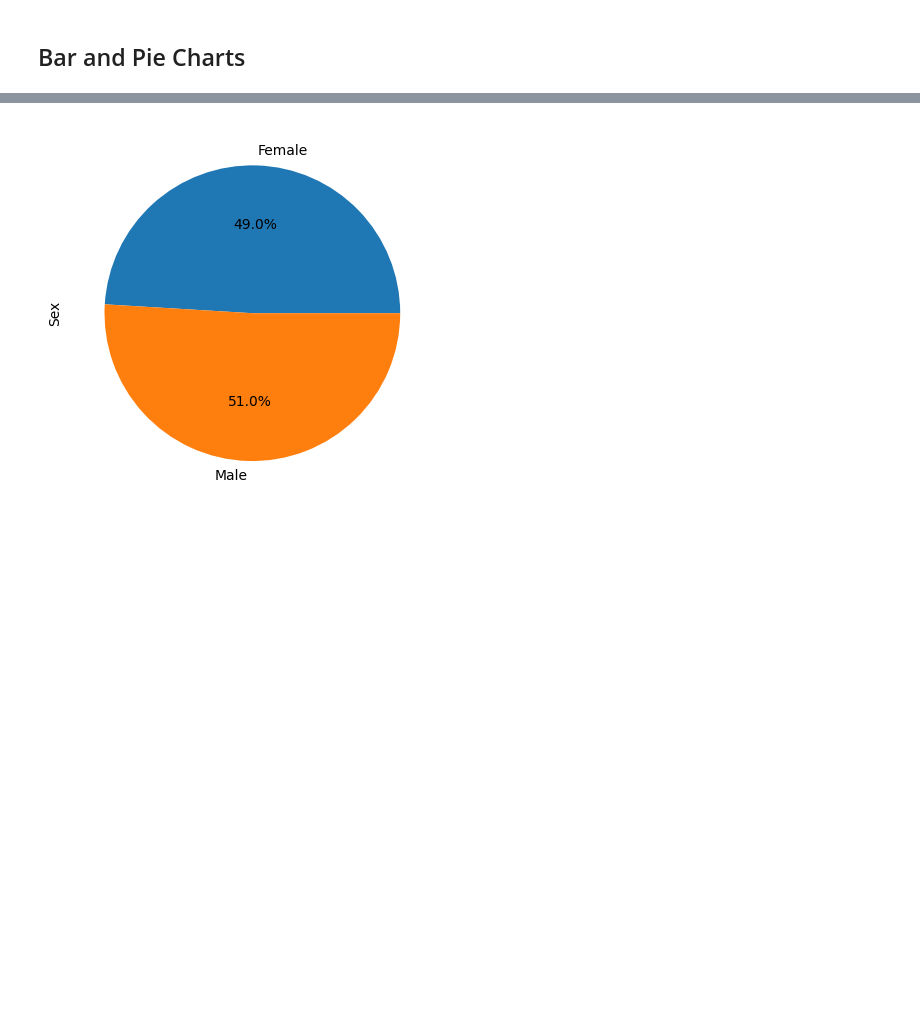
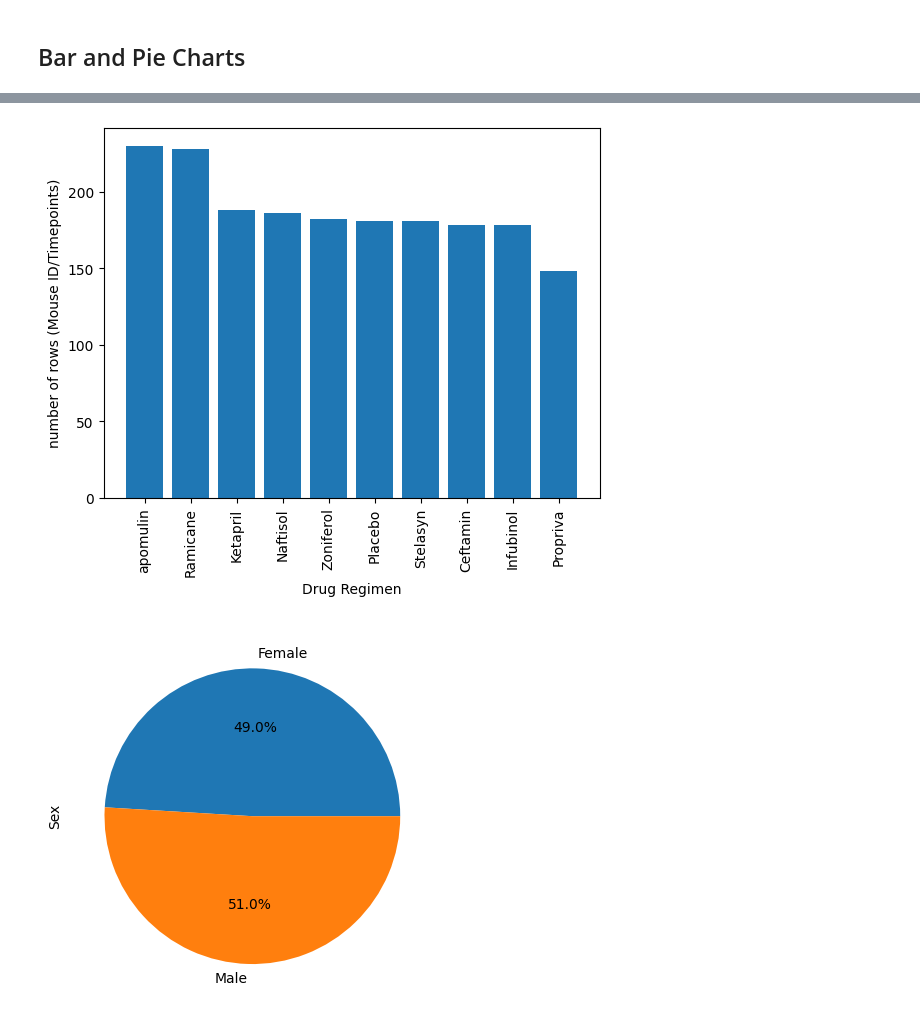
Before and after one commit to guanganalytics/DataVisulization-Challenge, a Jupyter notebook: Pymaceuticals/pymaceuticals_starter.ipynb, the cells around one changed output, grey strips where cells are left out. Cells and saved outputs as stored; diff of their text form; code cells hidden in the pictures; blank space fills up the shorter version.

```diff
--- a/Pymaceuticals/pymaceuticals_starter.ipynb
+++ b/Pymaceuticals/pymaceuticals_starter.ipynb
@@ -168,3 +167,17 @@ plt.show()
+# %%
+# Generate a bar plot showing the total number of rows (Mouse ID/Timepoints) for each drug regimen using pyplot.
+x_axis = np.arange(0,10,1)
+tick_locations = [value for value in x_axis]
+x=["apomulin","Ramicane","Ketapril","Naftisol","Zoniferol","Placebo","Stelasyn","Ceftamin","Infubinol","Propriva"]
+y=[230,228,188,186,182,181,181,178,178,148]
+
+plt.bar(x_axis,y)
+plt.xticks(tick_locations,x, rotation="vertical")
+plt.xlabel("Drug Regimen")
+plt.ylabel("number of rows (Mouse ID/Timepoints)")
+plt.show()
+# %% [output]
+[figure, added]
 # %%
 # Generate a pie plot showing the distribution of female versus male mice using Pandas
 sex_df=cleaned_df.groupby("Sex")["Mouse ID"].count()
```
Also changed, not shown: parts of 4 cells of this notebook.
